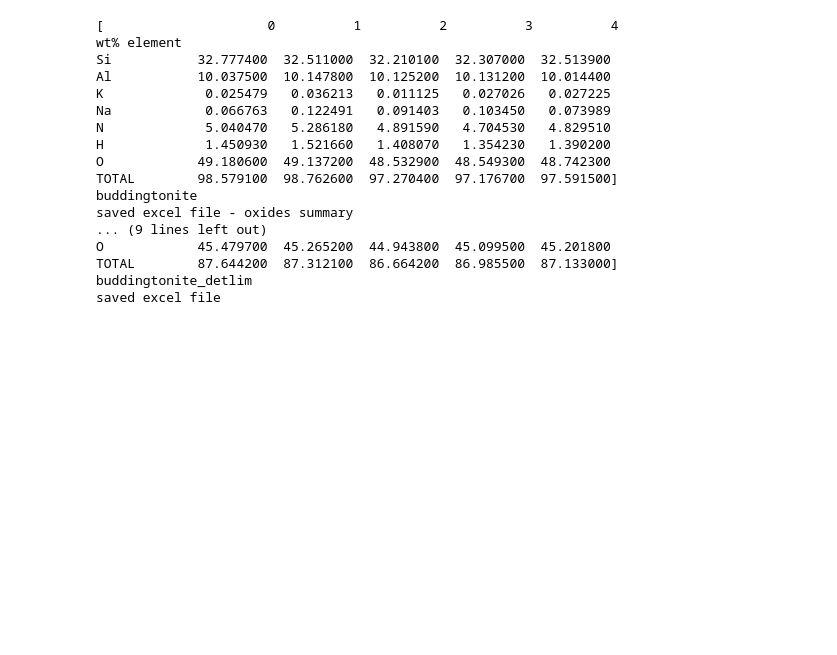
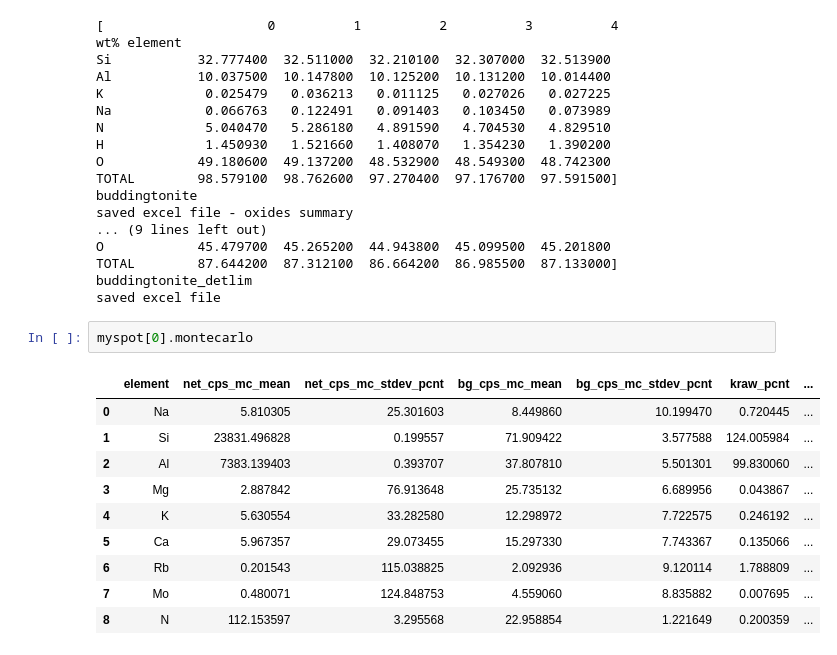
Before and after one commit to eleanor-m/n_epma_analysis, a Jupyter notebook: 01_buddingtonite_ANU.ipynb, the cells around one changed output. Drawn from its saved outputs; the diff is of its cells as text; blank space fills up the shorter version.

```diff
--- a/01_buddingtonite_ANU.ipynb
+++ b/01_buddingtonite_ANU.ipynb
@@ -327,3 +328,16 @@ O            45.479700  45.265200  44.943800  45.099500  45.201800
 TOTAL        87.644200  87.312100  86.664200  86.985500  87.133000]
 buddingtonite_detlim
 saved excel file
+# %%
+myspot[0].montecarlo
+# %% [output]
+|  | element | net_cps_mc_mean | net_cps_mc_stdev_pcnt | bg_cps_mc_mean | bg_cps_mc_stdev_pcnt | kraw_pcnt | ... |
+| 0 | Na | 5.810305 | 25.301603 | 8.449860 | 10.199470 | 0.720445 | ... |
+| 1 | Si | 23831.496828 | 0.199557 | 71.909422 | 3.577588 | 124.005984 | ... |
+| 2 | Al | 7383.139403 | 0.393707 | 37.807810 | 5.501301 | 99.830060 | ... |
+| 3 | Mg | 2.887842 | 76.913648 | 25.735132 | 6.689956 | 0.043867 | ... |
+| 4 | K | 5.630554 | 33.282580 | 12.298972 | 7.722575 | 0.246192 | ... |
+| 5 | Ca | 5.967357 | 29.073455 | 15.297330 | 7.743367 | 0.135066 | ... |
+| 6 | Rb | 0.201543 | 115.038825 | 2.092936 | 9.120114 | 1.788809 | ... |
+| 7 | Mo | 0.480071 | 124.848753 | 4.559060 | 8.835882 | 0.007695 | ... |
+| 8 | N | 112.153597 | 3.295568 | 22.958854 | 1.221649 | 0.200359 | ... |
```
Also changed, not shown: parts of 7 cells of this notebook.
